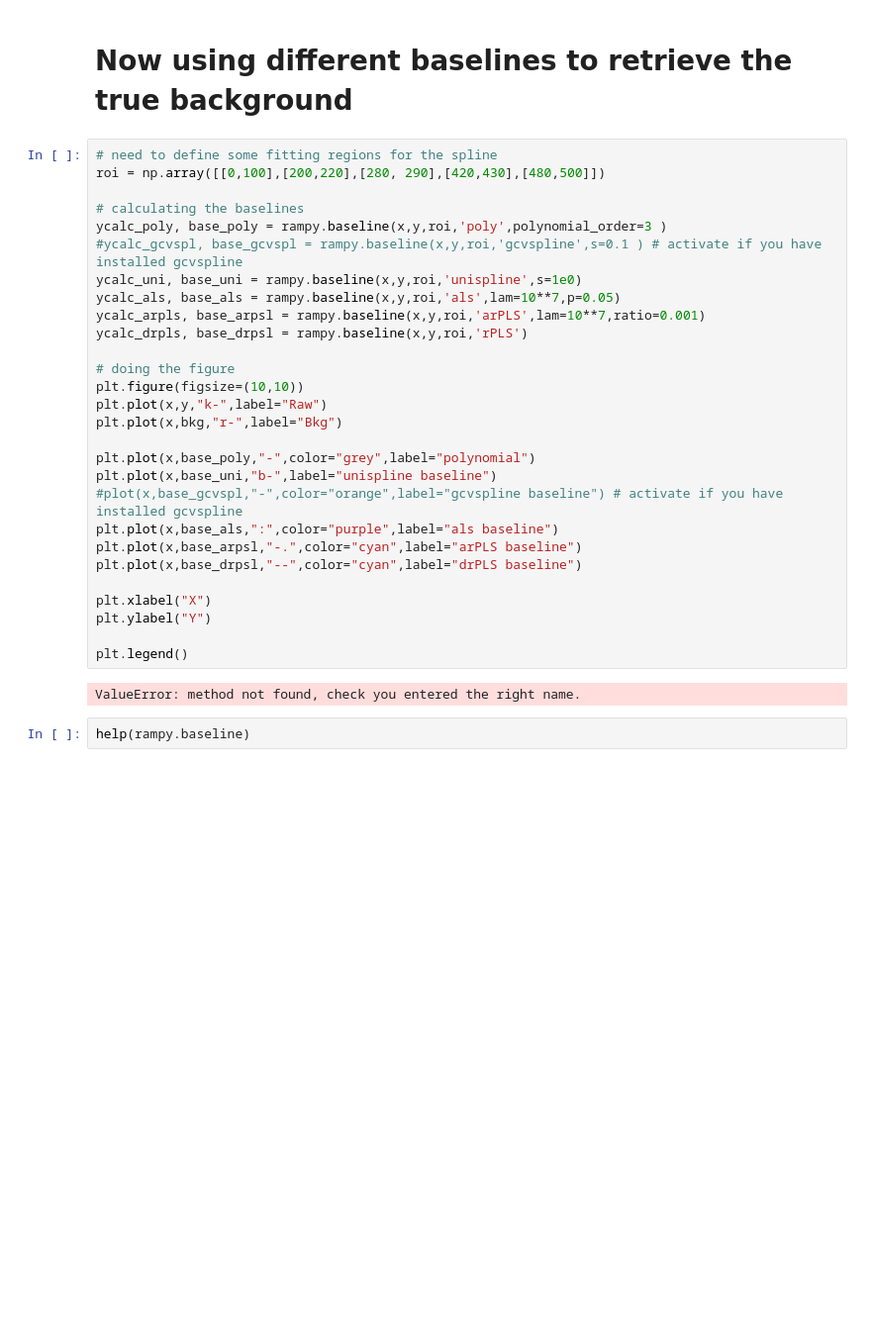
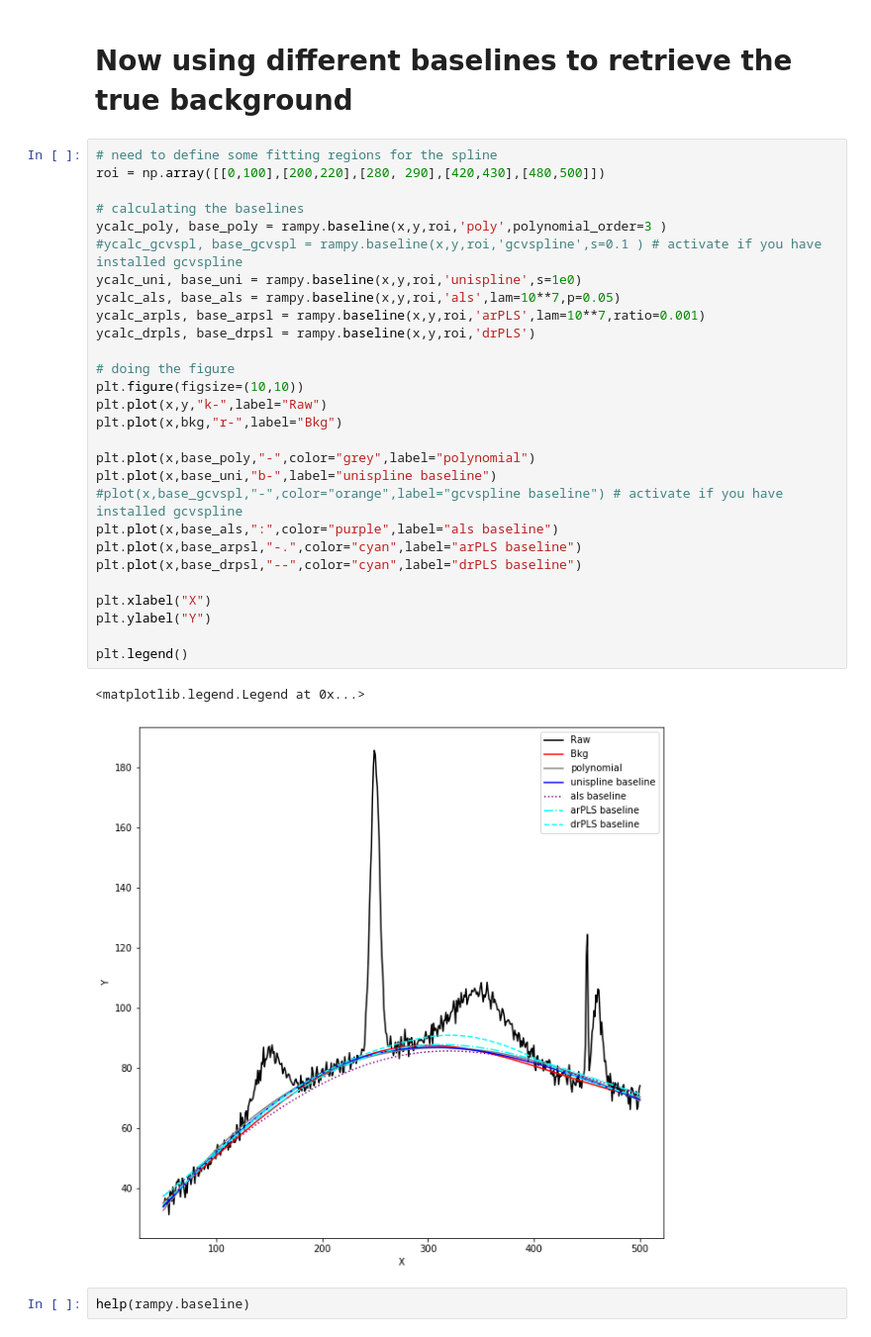
Before and after one commit to charlesll/rampy, a Jupyter notebook: examples/baseline_fit.ipynb, the cells around one changed output. Shown at 99% size. Cells and saved outputs as stored; diff of their text form; blank space fills up the shorter version.

```diff
--- a/examples/baseline_fit.ipynb
+++ b/examples/baseline_fit.ipynb
@@ -39,33 +39,34 @@ plt.plot(x,y,"r-")
 # %%
 # need to define some fitting regions for the spline
 roi = np.array([[0,100],[200,220],[280, 290],[420,430],[480,500]])
 
 # calculating the baselines
 ycalc_poly, base_poly = rampy.baseline(x,y,roi,'poly',polynomial_order=3 )
 #ycalc_gcvspl, base_gcvspl = rampy.baseline(x,y,roi,'gcvspline',s=0.1 ) # activate if you have installed gcvspline
 ycalc_uni, base_uni = rampy.baseline(x,y,roi,'unispline',s=1e0)
 ycalc_als, base_als = rampy.baseline(x,y,roi,'als',lam=10**7,p=0.05)
 ycalc_arpls, base_arpsl = rampy.baseline(x,y,roi,'arPLS',lam=10**7,ratio=0.001)
-ycalc_drpls, base_drpsl = rampy.baseline(x,y,roi,'rPLS')
+ycalc_drpls, base_drpsl = rampy.baseline(x,y,roi,'drPLS')
 
 # doing the figure
 plt.figure(figsize=(10,10))
 plt.plot(x,y,"k-",label="Raw")
 plt.plot(x,bkg,"r-",label="Bkg")
 
 plt.plot(x,base_poly,"-",color="grey",label="polynomial")
 plt.plot(x,base_uni,"b-",label="unispline baseline")
 #plot(x,base_gcvspl,"-",color="orange",label="gcvspline baseline") # activate if you have installed gcvspline
 plt.plot(x,base_als,":",color="purple",label="als baseline")
 plt.plot(x,base_arpsl,"-.",color="cyan",label="arPLS baseline")
 plt.plot(x,base_drpsl,"--",color="cyan",label="drPLS baseline")
 
 plt.xlabel("X")
 plt.ylabel("Y")
 
 plt.legend()
 # %% [output]
-ValueError: method not found, check you entered the right name.
+<matplotlib.legend.Legend at 0x...>
+[figure, added]
 # %%
 help(rampy.baseline)
 # %% [output]
```
Also changed, not shown: parts of 1 cell of this notebook.
